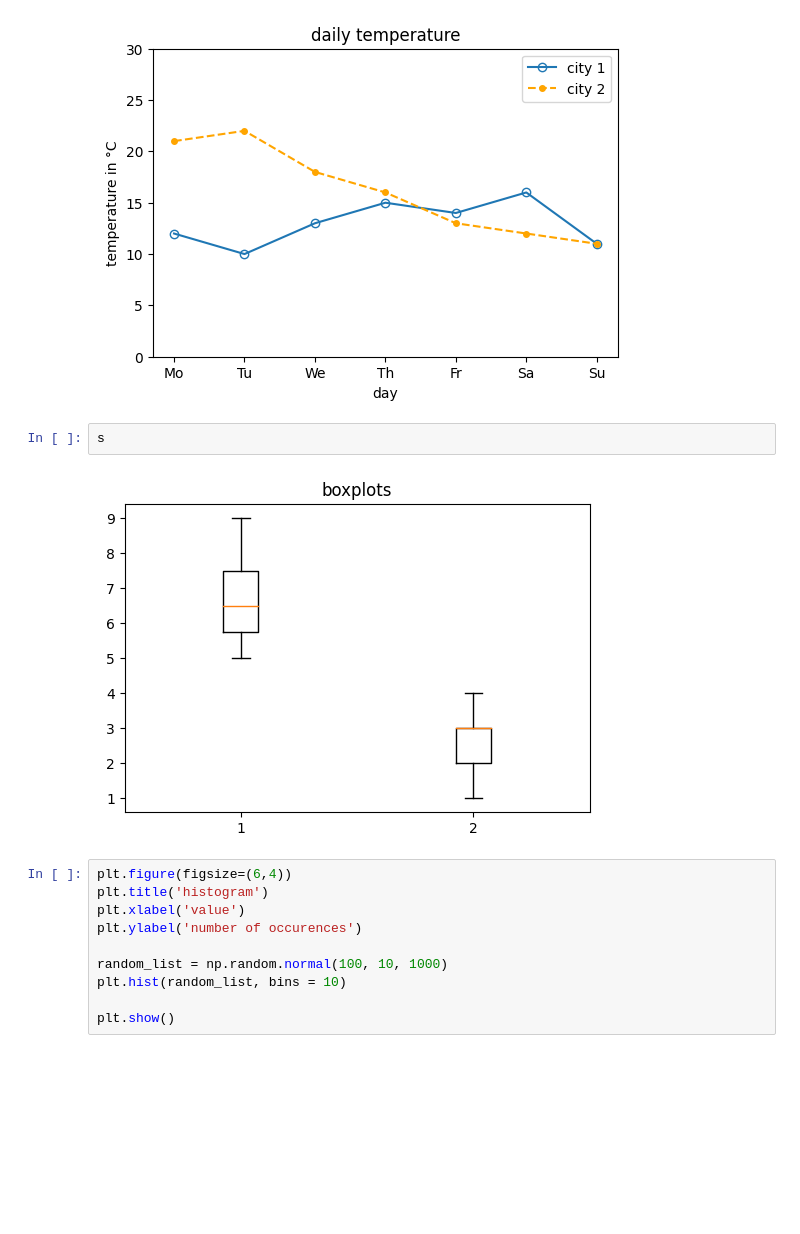
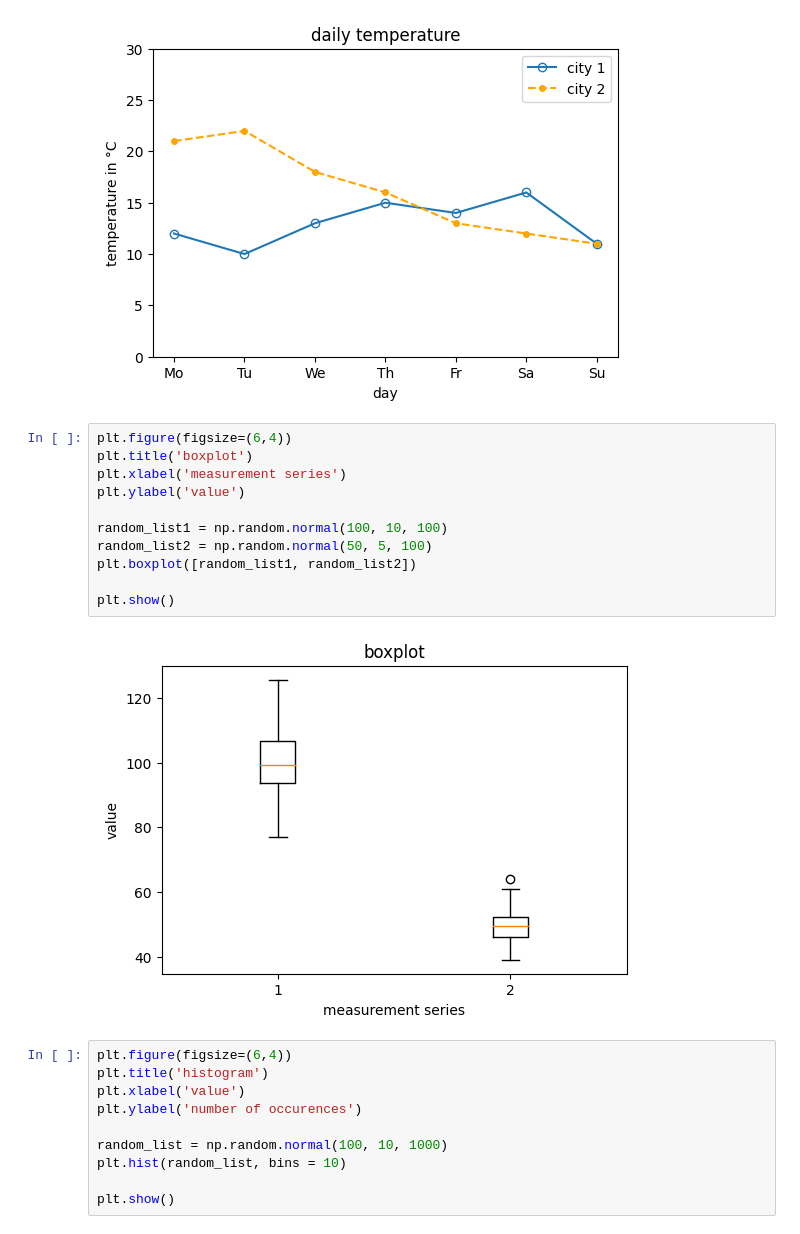
Before and after one commit to MartinVoelkl94/Python_compendium, a Jupyter notebook: Python_compendium.ipynb, the cells around one changed output. Cells and saved outputs as stored; diff of their text form; blank space fills up the shorter version.

```diff
--- a/Python_compendium.ipynb
+++ b/Python_compendium.ipynb
@@ -537,10 +537,19 @@ plt.legend()
 plt.show()
 # %% [output]
 [figure]
-# %%
-s
-# %% [output]
-[figure, removed]
+# %%
+plt.figure(figsize=(6,4))
+plt.title('boxplot')
+plt.xlabel('measurement series')
+plt.ylabel('value')
+
+random_list1 = np.random.normal(100, 10, 100)
+random_list2 = np.random.normal(50, 5, 100)
+plt.boxplot([random_list1, random_list2])
+
+plt.show()
+# %% [output]
+[figure, added]
 # %%
 plt.figure(figsize=(6,4))
 plt.title('histogram')
```
Also changed, not shown: parts of 8 cells of this notebook.
